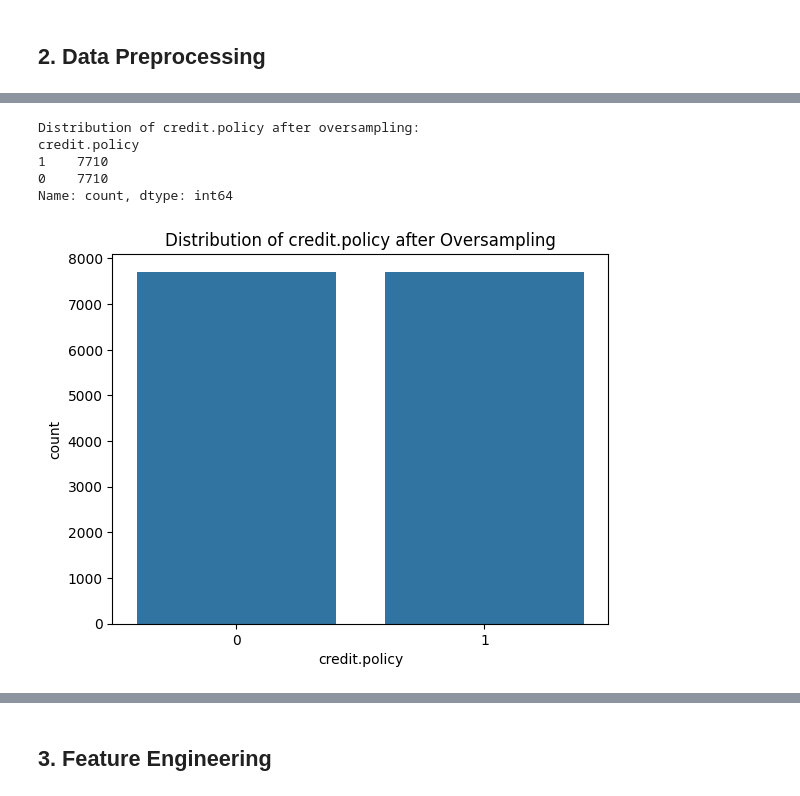
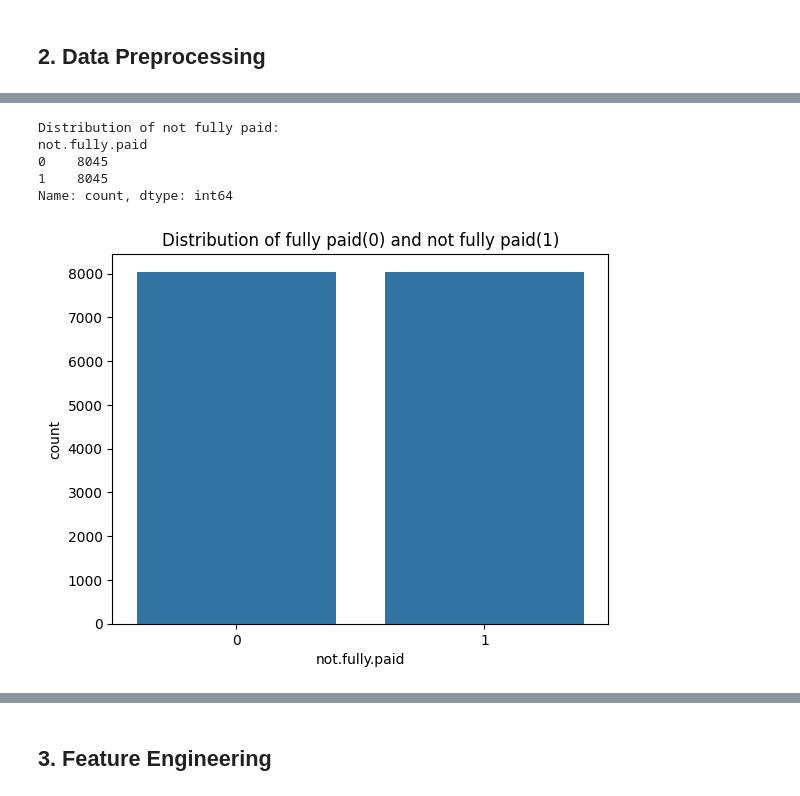
Before and after one commit to Afealete/FOXTROT-2-ASSIGNMENT-2, a Jupyter notebook: Copy_of_FOXTROT_2_ASSIGNMENT_2.ipynb, the cells around one changed output, grey strips where cells are left out. Drawn from its saved outputs; the diff is of its cells as text; code cells hidden in the pictures.

```diff
--- a/Copy_of_FOXTROT_2_ASSIGNMENT_2.ipynb
+++ b/Copy_of_FOXTROT_2_ASSIGNMENT_2.ipynb
@@ -171,29 +183,32 @@ print(data.head())
 # %%
 # Scaling to get equal distributions
 from imblearn.over_sampling import RandomOverSampler
 
 # Separate features and target
-X = data.drop('credit.policy', axis=1)
-y = data['credit.policy']
+X = data.drop('not.fully.paid', axis=1)
+y = data['not.fully.paid']
 
 # Instantiate RandomOverSampler
 ros = RandomOverSampler(random_state=42)
 
 # Resample the training data
 X_resampled, y_resampled = ros.fit_resample(X, y)
 
+# Combine the oversampled minority class with the majority class
+data_balanced = pd.concat([X_resampled, y_resampled])
+
 # Display the new distribution
-print("Distribution of credit.policy after oversampling:")
+print("Distribution of not fully paid:")
 print(y_resampled.value_counts())
 
 # Visualizing the new distribution
 sns.countplot(x=y_resampled)
-plt.title('Distribution of credit.policy after Oversampling')
+plt.title('Distribution of fully paid(0) and not fully paid(1)')
 plt.show()
 # %% [output]
-Distribution of credit.policy after oversampling:
-credit.policy
-1    7710
-0    7710
+Distribution of not fully paid:
+not.fully.paid
+0    8045
+1    8045
 Name: count, dtype: int64
-[figure, old version]
+[figure, new version]
```
Also changed, not shown: parts of 18 cells of this notebook.
